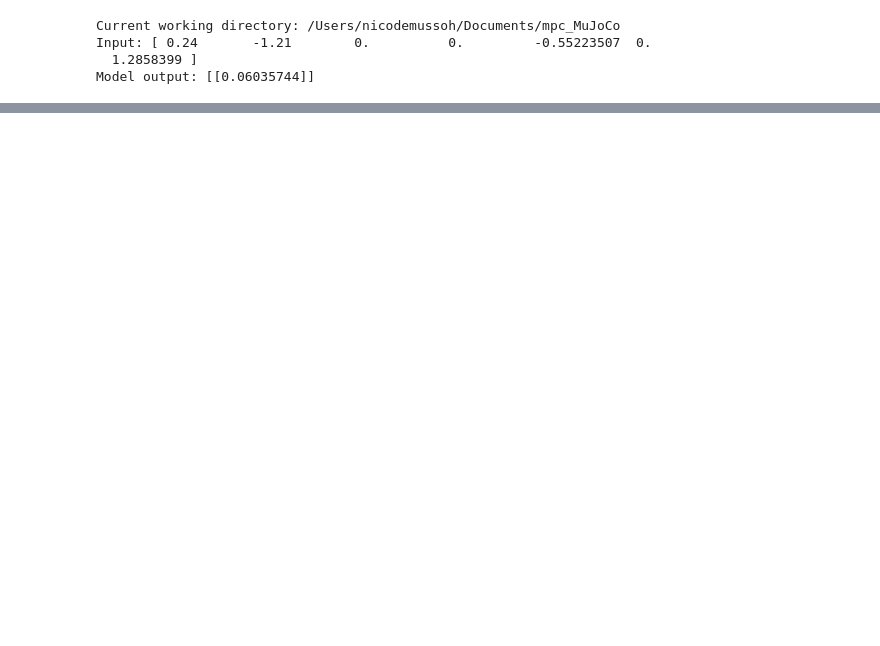
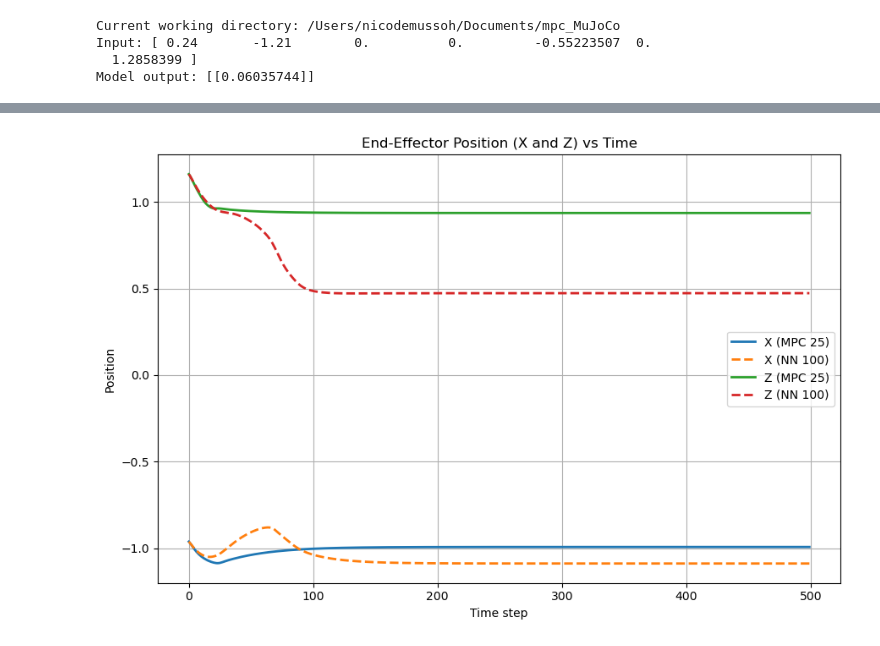
Before and after one commit to Nicosoh/mpc_MuJoCo, a Jupyter notebook: jupyter_notebooks/TwoDofArm_post_processing.ipynb, the cells around one changed output, grey strips where cells are left out. Drawn from its saved outputs; the diff is of its cells as text; code cells hidden in the pictures; blank space fills up the shorter version.

```diff
--- a/jupyter_notebooks/TwoDofArm_post_processing.ipynb
+++ b/jupyter_notebooks/TwoDofArm_post_processing.ipynb
@@ -546,0 +1082,44 @@ Model output: [[0.06035744]]
+# %%
+import matplotlib.pyplot as plt
+import numpy as np
+
+# Extract positions
+pos_25 = data_25["xyzpos"]
+pos_100 = data_100["xyzpos"]
+
+# Ensure proper shape (T, 3)
+pos_25 = np.asarray(pos_25)
+pos_100 = np.asarray(pos_100)
+
+# Split components
+x_25 = pos_25[:, 0]
+z_25 = pos_25[:, 2]
+
+x_100 = pos_100[:, 0]
+z_100 = pos_100[:, 2]
+
+# Time axes
+t_25 = np.arange(len(x_25))
+t_100 = np.arange(len(x_100))
+
+# Plot
+plt.figure(figsize=(9, 6))
+
+# X plots
+plt.plot(t_25, x_25, label="X (MPC 25)", linewidth=2)
+plt.plot(t_100, x_100, '--', label="X (NN 100)", linewidth=2)
+
+# Z plots
+plt.plot(t_25, z_25, label="Z (MPC 25)", linewidth=2)
+plt.plot(t_100, z_100, '--', label="Z (NN 100)", linewidth=2)
+
+plt.xlabel("Time step")
+plt.ylabel("Position")
+plt.title("End-Effector Position (X and Z) vs Time")
+
+plt.legend()
+plt.grid(True)
+plt.tight_layout()
+plt.show()
+# %% [output]
+[figure, added]
```
Also changed, not shown: parts of 8 cells of this notebook, 6 other files.
